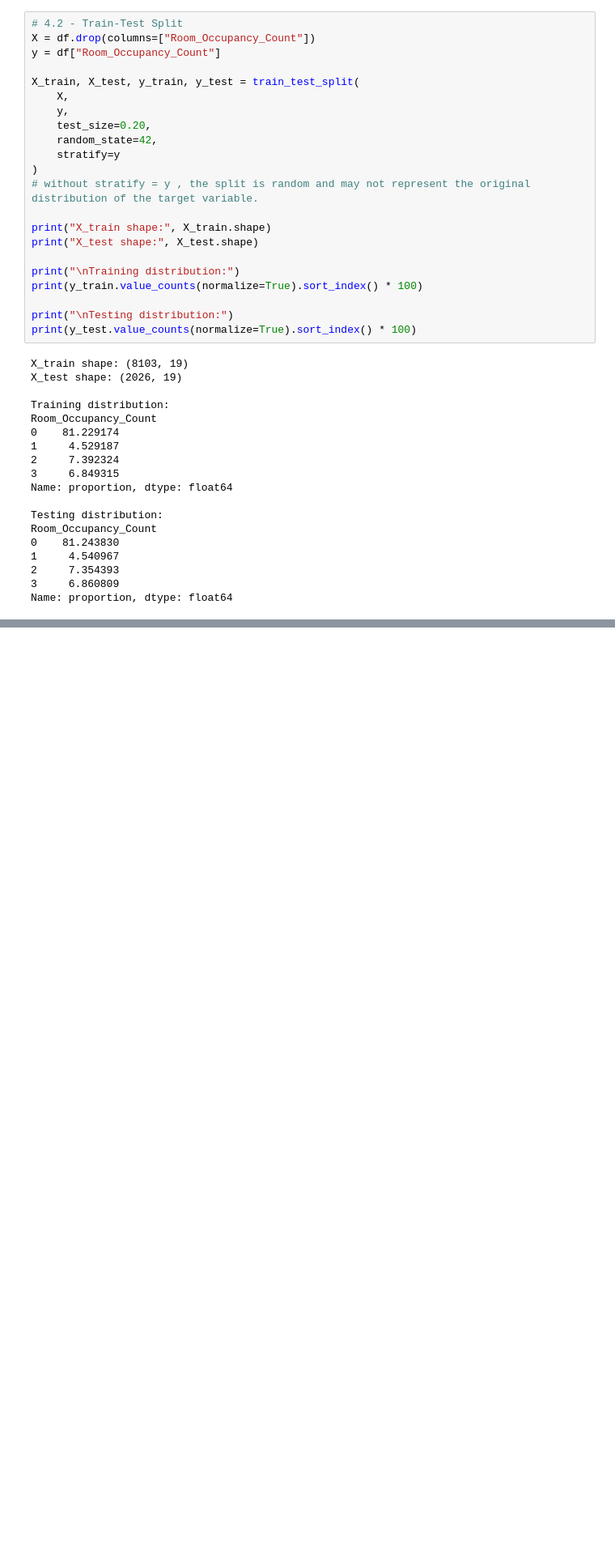
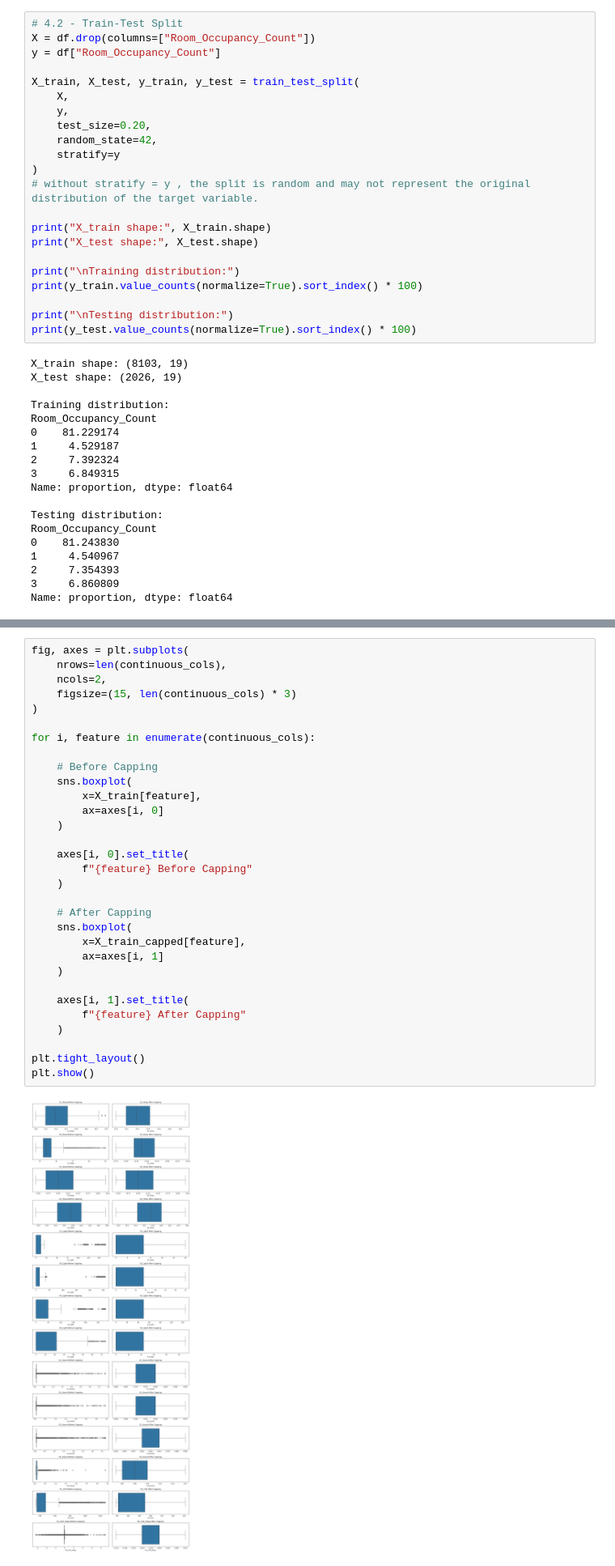
Before and after one commit to Mohamed66Hemdan/Room-Occupancy-Estimation-ML-Model, a Jupyter notebook: Project/Project.ipynb, the cells around one changed output, grey strips where cells are left out. Shown at 81% size. Saved outputs shown, nothing was run; the diff lists cells and outputs as text; blank space fills up the shorter version.

```diff
--- a/Project/Project.ipynb
+++ b/Project/Project.ipynb
@@ -527,0 +572,33 @@ Name: proportion, dtype: float64
+# %%
+fig, axes = plt.subplots(
+    nrows=len(continuous_cols),
+    ncols=2,
+    figsize=(15, len(continuous_cols) * 3)
+)
+
+for i, feature in enumerate(continuous_cols):
+
+    # Before Capping
+    sns.boxplot(
+        x=X_train[feature],
+        ax=axes[i, 0]
+    )
+
+    axes[i, 0].set_title(
+        f"{feature} Before Capping"
+    )
+
+    # After Capping
+    sns.boxplot(
+        x=X_train_capped[feature],
+        ax=axes[i, 1]
+    )
+
+    axes[i, 1].set_title(
+        f"{feature} After Capping"
+    )
+
+plt.tight_layout()
+plt.show()
+# %% [output]
+[figure, added]
```
Also changed, not shown: parts of 8 cells of this notebook.
